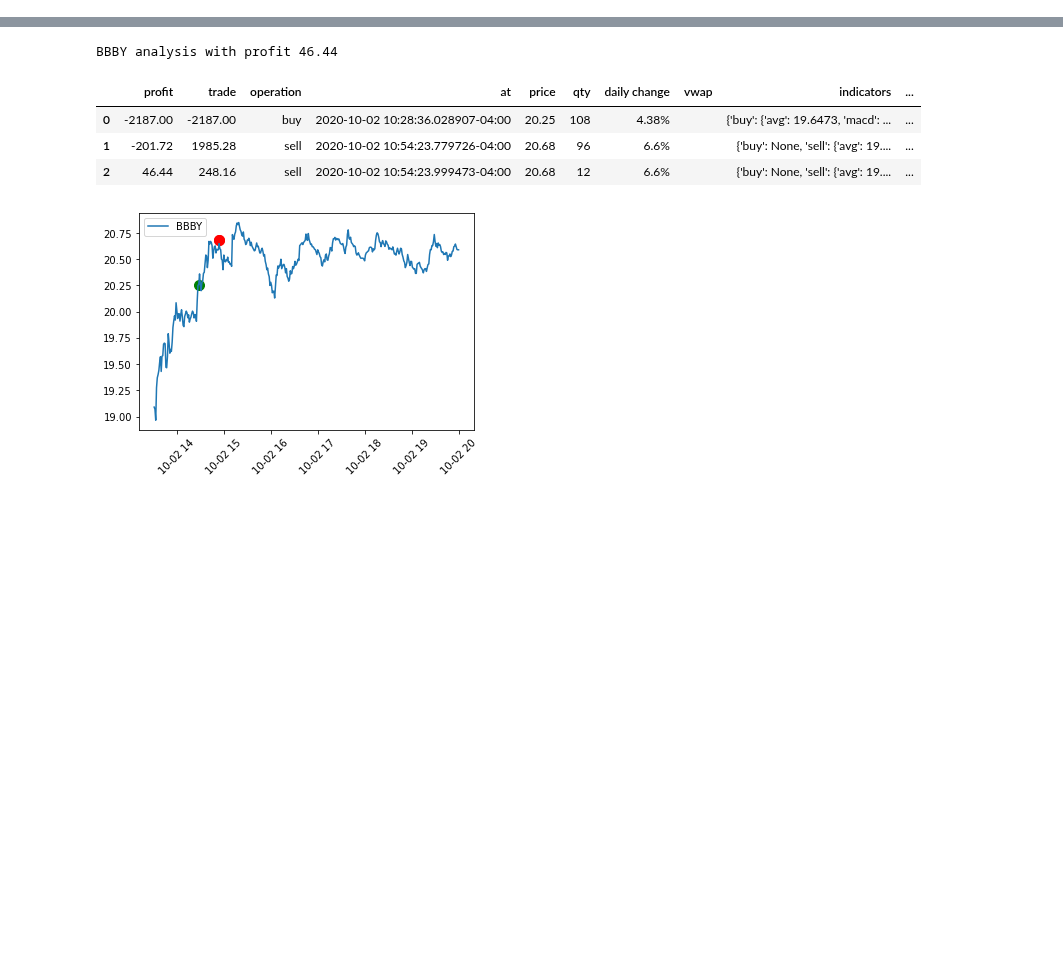
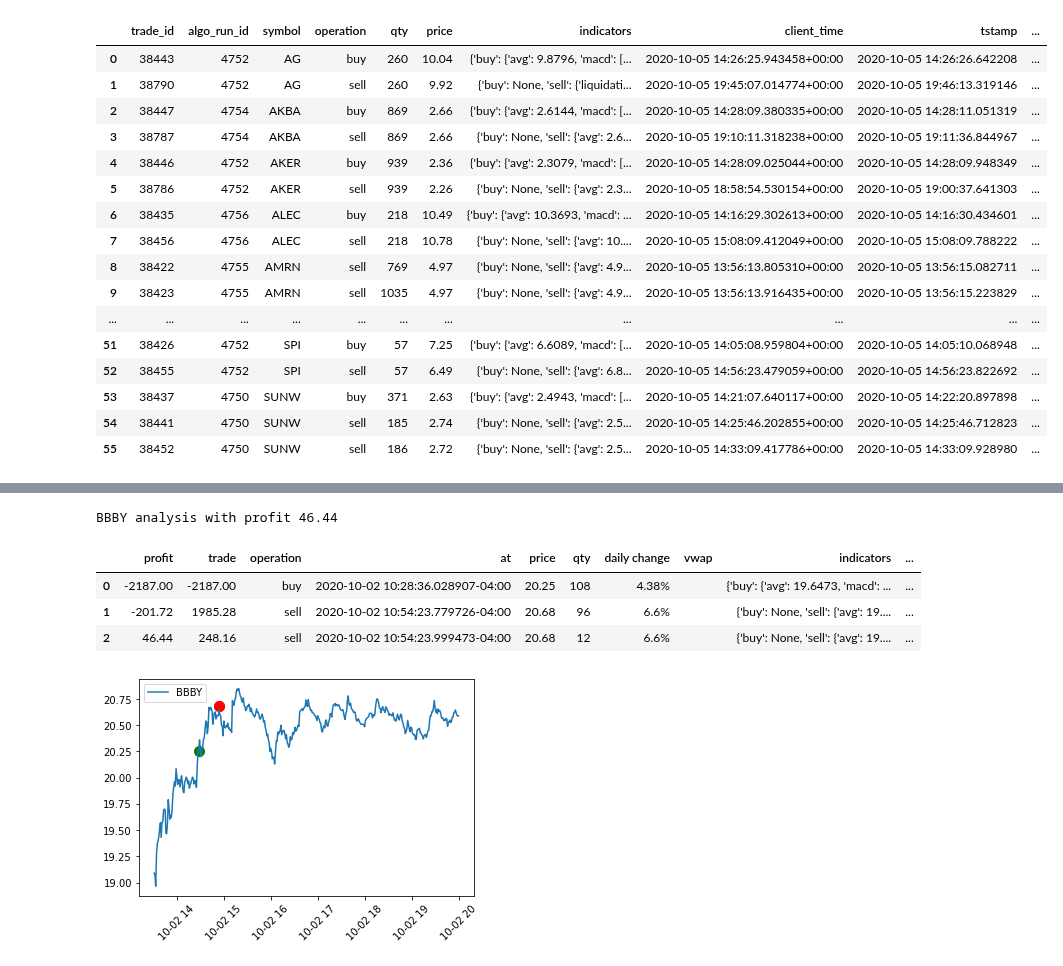
Before and after one commit to amor71/LiuAlgoTrader, a Jupyter notebook: analyis_notebooks/portfolio_performance_analysis.ipynb, the cells around one changed output, grey strips where cells are left out. Cells and saved outputs as stored; diff of their text form; code cells hidden in the pictures; blank space fills up the shorter version.

```diff
--- a/analyis_notebooks/portfolio_performance_analysis.ipynb
+++ b/analyis_notebooks/portfolio_performance_analysis.ipynb
@@ -22,5 +22,25 @@ day_to_analyze = datetime.strptime("2020-10-02", "%Y-%m-%d")
 # %%
 trades = analysis.load_trades(day_to_analyze)
+# %%
+trades
+# %% [output]
+|  | trade_id | algo_run_id | symbol | operation | qty | price | indicators | client_time | tstamp | ... |
+| 0 | 38443 | 4752 | AG | buy | 260 | 10.04 | {'buy': {'avg': 9.8796, 'macd': [... | 2020-10-05 14:26:25.943458+00:00 | 2020-10-05 14:26:26.642208 | ... |
+| 1 | 38790 | 4752 | AG | sell | 260 | 9.92 | {'buy': None, 'sell': {'liquidati... | 2020-10-05 19:45:07.014774+00:00 | 2020-10-05 19:46:13.319146 | ... |
+| 2 | 38447 | 4754 | AKBA | buy | 869 | 2.66 | {'buy': {'avg': 2.6144, 'macd': [... | 2020-10-05 14:28:09.380335+00:00 | 2020-10-05 14:28:11.051319 | ... |
+| 3 | 38787 | 4754 | AKBA | sell | 869 | 2.66 | {'buy': None, 'sell': {'avg': 2.6... | 2020-10-05 19:10:11.318238+00:00 | 2020-10-05 19:11:36.844967 | ... |
+| 4 | 38446 | 4752 | AKER | buy | 939 | 2.36 | {'buy': {'avg': 2.3079, 'macd': [... | 2020-10-05 14:28:09.025044+00:00 | 2020-10-05 14:28:09.948349 | ... |
+| 5 | 38786 | 4752 | AKER | sell | 939 | 2.26 | {'buy': None, 'sell': {'avg': 2.3... | 2020-10-05 18:58:54.530154+00:00 | 2020-10-05 19:00:37.641303 | ... |
+| 6 | 38435 | 4756 | ALEC | buy | 218 | 10.49 | {'buy': {'avg': 10.3693, 'macd': ... | 2020-10-05 14:16:29.302613+00:00 | 2020-10-05 14:16:30.434601 | ... |
+| 7 | 38456 | 4756 | ALEC | sell | 218 | 10.78 | {'buy': None, 'sell': {'avg': 10.... | 2020-10-05 15:08:09.412049+00:00 | 2020-10-05 15:08:09.788222 | ... |
+| 8 | 38422 | 4755 | AMRN | sell | 769 | 4.97 | {'buy': None, 'sell': {'avg': 4.9... | 2020-10-05 13:56:13.805310+00:00 | 2020-10-05 13:56:15.082711 | ... |
+| 9 | 38423 | 4755 | AMRN | sell | 1035 | 4.97 | {'buy': None, 'sell': {'avg': 4.9... | 2020-10-05 13:56:13.916435+00:00 | 2020-10-05 13:56:15.223829 | ... |
+| ... | ... | ... | ... | ... | ... | ... | ... | ... | ... | ... |
+| 51 | 38426 | 4752 | SPI | buy | 57 | 7.25 | {'buy': {'avg': 6.6089, 'macd': [... | 2020-10-05 14:05:08.959804+00:00 | 2020-10-05 14:05:10.068948 | ... |
+| 52 | 38455 | 4752 | SPI | sell | 57 | 6.49 | {'buy': None, 'sell': {'avg': 6.8... | 2020-10-05 14:56:23.479059+00:00 | 2020-10-05 14:56:23.822692 | ... |
+| 53 | 38437 | 4750 | SUNW | buy | 371 | 2.63 | {'buy': {'avg': 2.4943, 'macd': [... | 2020-10-05 14:21:07.640117+00:00 | 2020-10-05 14:22:20.897898 | ... |
+| 54 | 38441 | 4750 | SUNW | sell | 185 | 2.74 | {'buy': None, 'sell': {'avg': 2.5... | 2020-10-05 14:25:46.202855+00:00 | 2020-10-05 14:25:46.712823 | ... |
+| 55 | 38452 | 4750 | SUNW | sell | 186 | 2.72 | {'buy': None, 'sell': {'avg': 2.5... | 2020-10-05 14:33:09.417786+00:00 | 2020-10-05 14:33:09.928980 | ... |
 # %%
 algo_runs = analysis.load_runs(day_to_analyze)
 # %%
```
Also changed, not shown: parts of 2 cells of this notebook, 7 other files.
